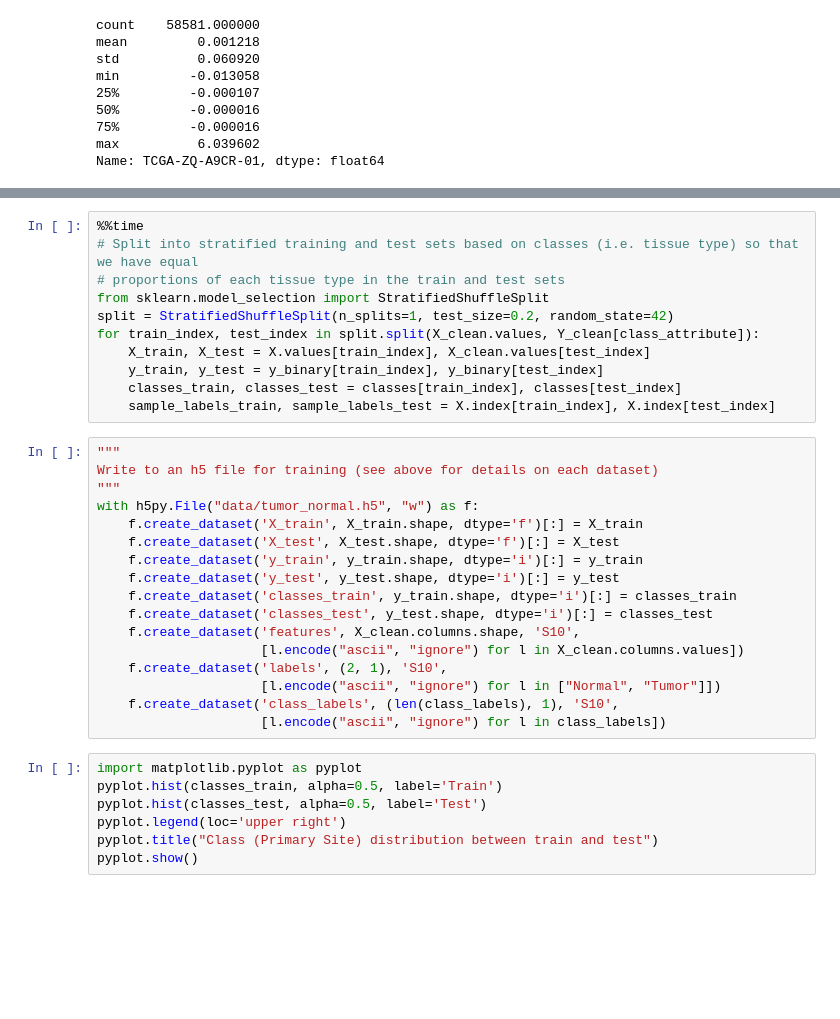
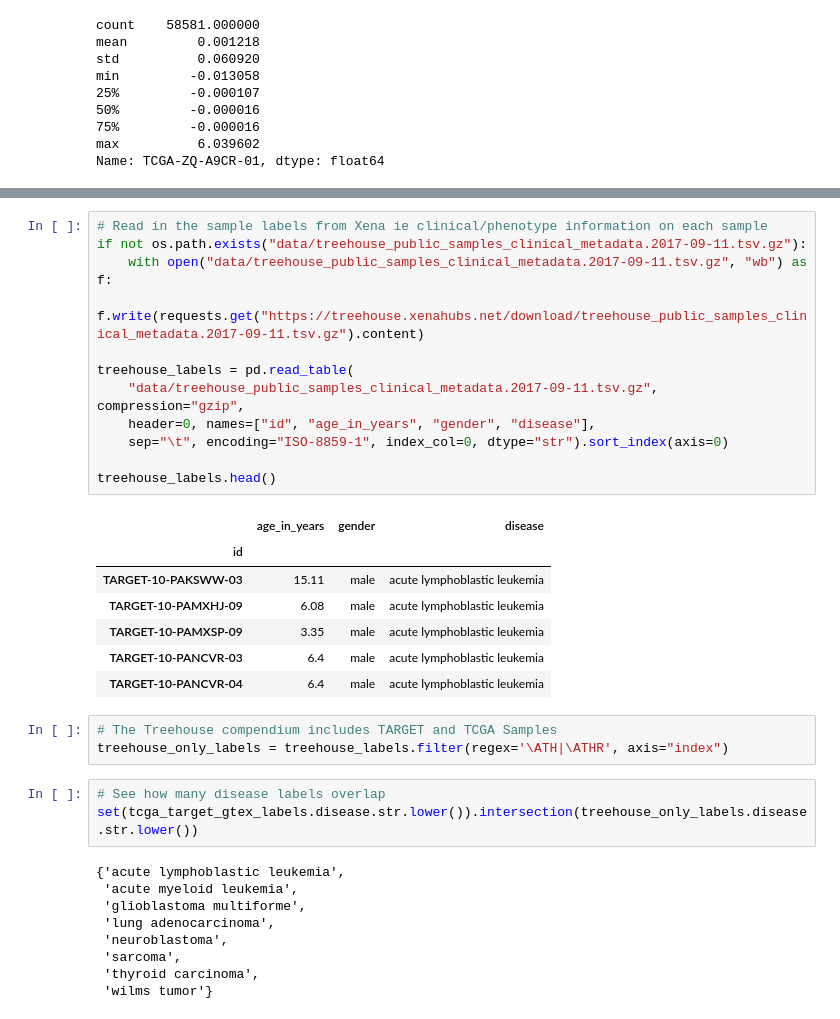
Before and after one commit to rcurrie/tumornormal, a Jupyter notebook: ingest.ipynb, the cells around one changed output, grey strips where cells are left out. Saved outputs shown, nothing was run; the diff lists cells and outputs as text; blank space fills up the shorter version.

```diff
--- a/ingest.ipynb
+++ b/ingest.ipynb
@@ -259,35 +205,35 @@ class_labels = encoder.classes_
-# %%
-%%time
-# Split into stratified training and test sets based on classes (i.e. tissue type) so that we have equal
-# proportions of each tissue type in the train and test sets
-from sklearn.model_selection import StratifiedShuffleSplit
-split = StratifiedShuffleSplit(n_splits=1, test_size=0.2, random_state=42)
-for train_index, test_index in split.split(X_clean.values, Y_clean[class_attribute]):
-    X_train, X_test = X.values[train_index], X_clean.values[test_index]
-    y_train, y_test = y_binary[train_index], y_binary[test_index]
-    classes_train, classes_test = classes[train_index], classes[test_index]
-    sample_labels_train, sample_labels_test = X.index[train_index], X.index[test_index]
-# %%
-"""
-Write to an h5 file for training (see above for details on each dataset)
-"""
-with h5py.File("data/tumor_normal.h5", "w") as f:
-    f.create_dataset('X_train', X_train.shape, dtype='f')[:] = X_train
-    f.create_dataset('X_test', X_test.shape, dtype='f')[:] = X_test
-    f.create_dataset('y_train', y_train.shape, dtype='i')[:] = y_train
-    f.create_dataset('y_test', y_test.shape, dtype='i')[:] = y_test
-    f.create_dataset('classes_train', y_train.shape, dtype='i')[:] = classes_train
-    f.create_dataset('classes_test', y_test.shape, dtype='i')[:] = classes_test
-    f.create_dataset('features', X_clean.columns.shape, 'S10',
-                     [l.encode("ascii", "ignore") for l in X_clean.columns.values])
-    f.create_dataset('labels', (2, 1), 'S10',
-                     [l.encode("ascii", "ignore") for l in ["Normal", "Tumor"]])
-    f.create_dataset('class_labels', (len(class_labels), 1), 'S10',
-                     [l.encode("ascii", "ignore") for l in class_labels])
-# %%
-import matplotlib.pyplot as pyplot
-pyplot.hist(classes_train, alpha=0.5, label='Train')
-pyplot.hist(classes_test, alpha=0.5, label='Test')
-pyplot.legend(loc='upper right')
-pyplot.title("Class (Primary Site) distribution between train and test")
-pyplot.show()
+# %%
+# Read in the sample labels from Xena ie clinical/phenotype information on each sample
+if not os.path.exists("data/treehouse_public_samples_clinical_metadata.2017-09-11.tsv.gz"):
+    with open("data/treehouse_public_samples_clinical_metadata.2017-09-11.tsv.gz", "wb") as f:
+        f.write(requests.get("https://treehouse.xenahubs.net/download/treehouse_public_samples_clinical_metadata.2017-09-11.tsv.gz").content)
+
+treehouse_labels = pd.read_table(
+    "data/treehouse_public_samples_clinical_metadata.2017-09-11.tsv.gz", compression="gzip",
+    header=0, names=["id", "age_in_years", "gender", "disease"],
+    sep="\t", encoding="ISO-8859-1", index_col=0, dtype="str").sort_index(axis=0)
+
+treehouse_labels.head()
+# %% [output]
+|  | age_in_years | gender | disease |
+| id |  |  |  |
+| TARGET-10-PAKSWW-03 | 15.11 | male | acute lymphoblastic leukemia |
+| TARGET-10-PAMXHJ-09 | 6.08 | male | acute lymphoblastic leukemia |
+| TARGET-10-PAMXSP-09 | 3.35 | male | acute lymphoblastic leukemia |
+| TARGET-10-PANCVR-03 | 6.4 | male | acute lymphoblastic leukemia |
+| TARGET-10-PANCVR-04 | 6.4 | male | acute lymphoblastic leukemia |
+# %%
+# The Treehouse compendium includes TARGET and TCGA Samples
+treehouse_only_labels = treehouse_labels.filter(regex='\ATH|\ATHR', axis="index")
+# %%
+# See how many disease labels overlap
+set(tcga_target_gtex_labels.disease.str.lower()).intersection(treehouse_only_labels.disease.str.lower())
+# %% [output]
+{'acute lymphoblastic leukemia',
+ 'acute myeloid leukemia',
+ 'glioblastoma multiforme',
+ 'lung adenocarcinoma',
+ 'neuroblastoma',
+ 'sarcoma',
+ 'thyroid carcinoma',
+ 'wilms tumor'}
```
Also changed, not shown: parts of 20 cells of this notebook, 1 other file.
